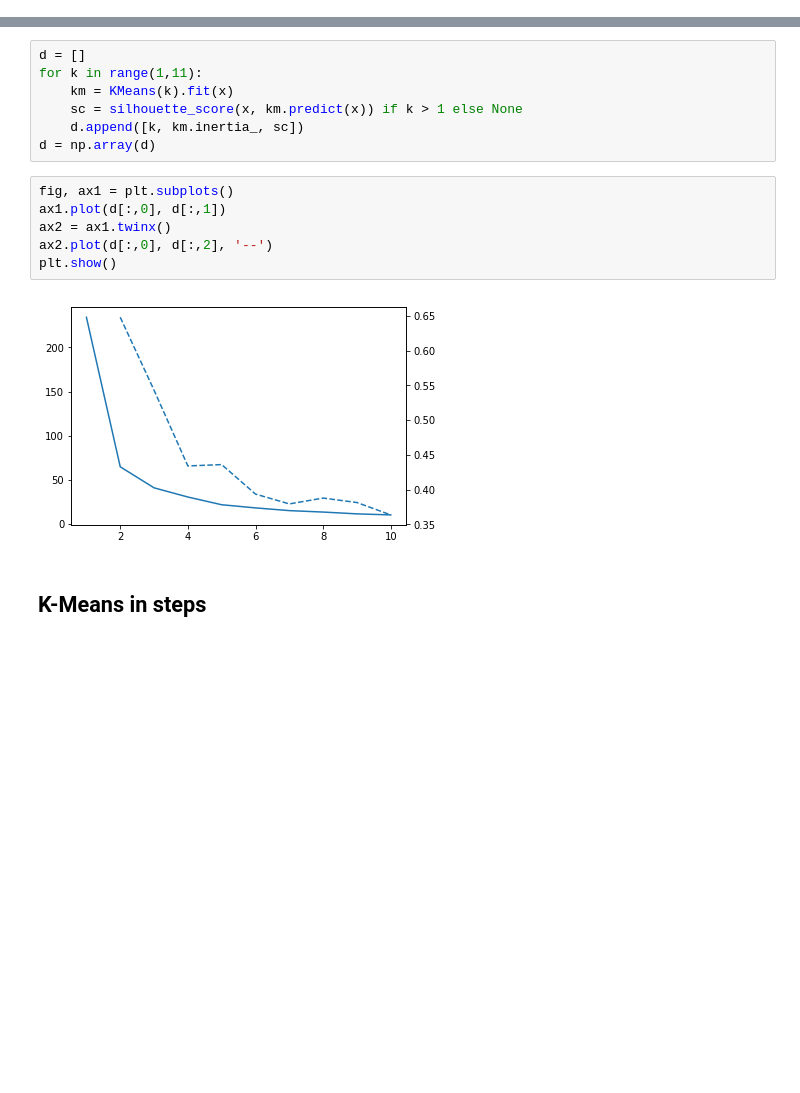
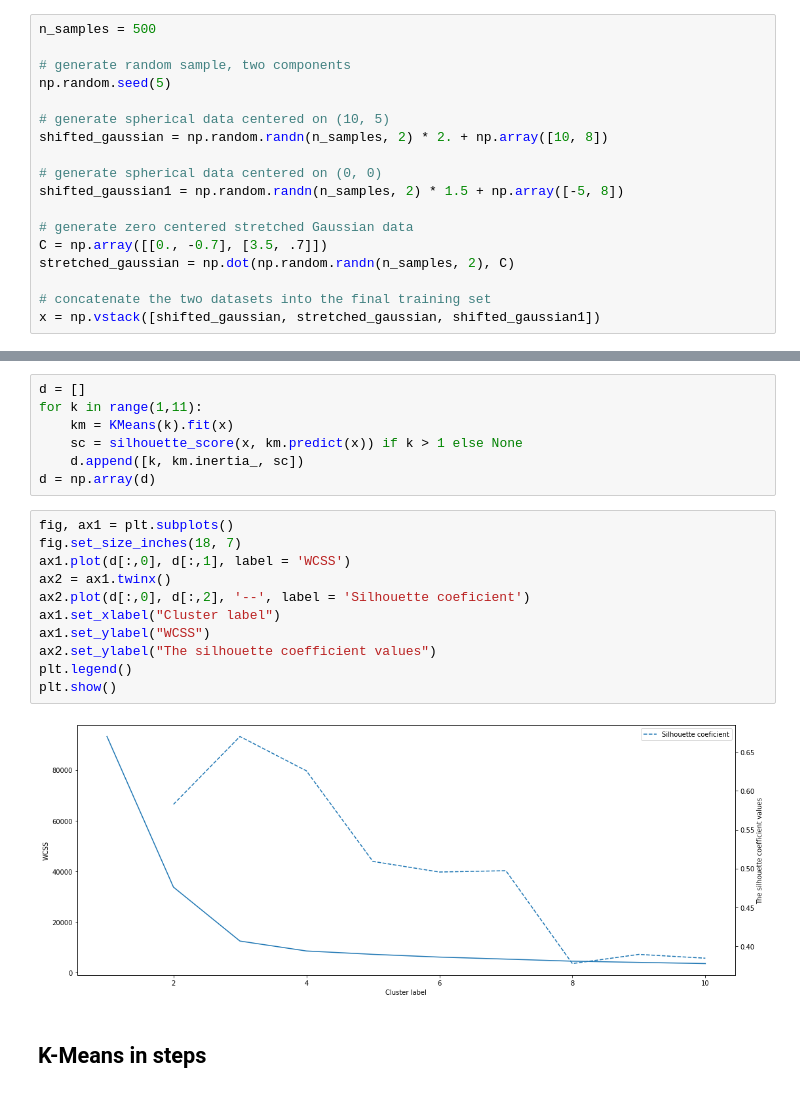
Before and after one commit to valdasraps/ml-examples, a Jupyter notebook: notebooks/K-means.ipynb, the cells around one changed output, grey strips where cells are left out. Saved outputs shown, nothing was run; the diff lists cells and outputs as text; blank space fills up the shorter version.

```diff
--- a/notebooks/K-means.ipynb
+++ b/notebooks/K-means.ipynb
@@ -15 +12,19 @@ x = wine.data[:,[1,2]]
+# %%
+n_samples = 500
+
+# generate random sample, two components
+np.random.seed(5)
+
+# generate spherical data centered on (10, 5)
+shifted_gaussian = np.random.randn(n_samples, 2) * 2. + np.array([10, 8])
+
+# generate spherical data centered on (0, 0)
+shifted_gaussian1 = np.random.randn(n_samples, 2) * 1.5 + np.array([-5, 8])
+
+# generate zero centered stretched Gaussian data
+C = np.array([[0., -0.7], [3.5, .7]])
+stretched_gaussian = np.dot(np.random.randn(n_samples, 2), C)
+
+# concatenate the two datasets into the final training set
+x = np.vstack([shifted_gaussian, stretched_gaussian, shifted_gaussian1])
 # %%
@@ -61,12 +86,17 @@ for k in range(1,11):
 d = np.array(d)
 # %%
 fig, ax1 = plt.subplots()
-ax1.plot(d[:,0], d[:,1])
+fig.set_size_inches(18, 7)
+ax1.plot(d[:,0], d[:,1], label = 'WCSS')
 ax2 = ax1.twinx()
-ax2.plot(d[:,0], d[:,2], '--')
+ax2.plot(d[:,0], d[:,2], '--', label = 'Silhouette coeficient')
+ax1.set_xlabel("Cluster label")
+ax1.set_ylabel("WCSS")
+ax2.set_ylabel("The silhouette coefficient values")
+plt.legend()
 plt.show()
 # %% [output]
-[figure, old version]
+[figure, new version]
 # %% [markdown]
 ## K-Means in steps
 # %%
```
Also changed, not shown: parts of 28 cells of this notebook, 12 other files.
